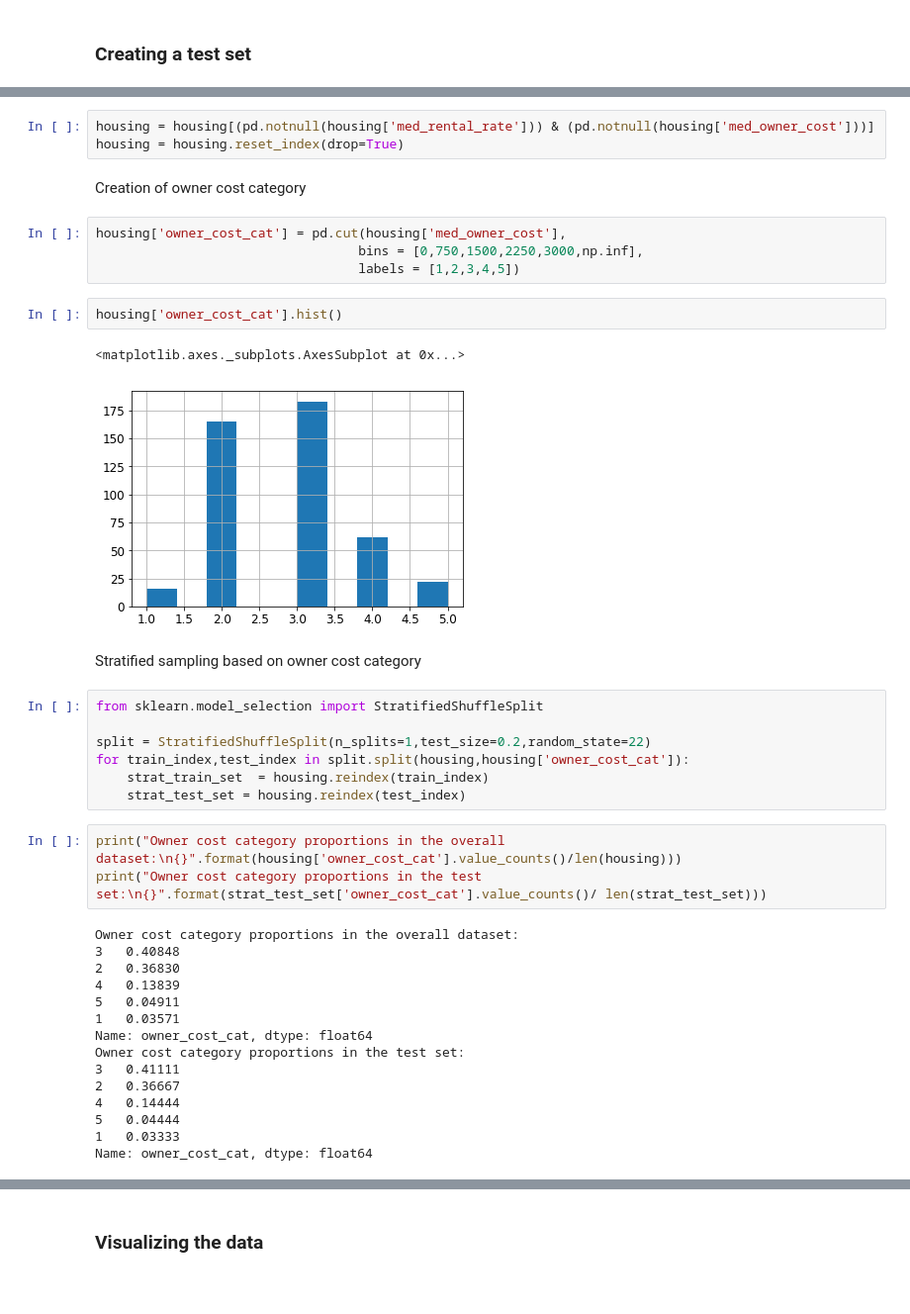
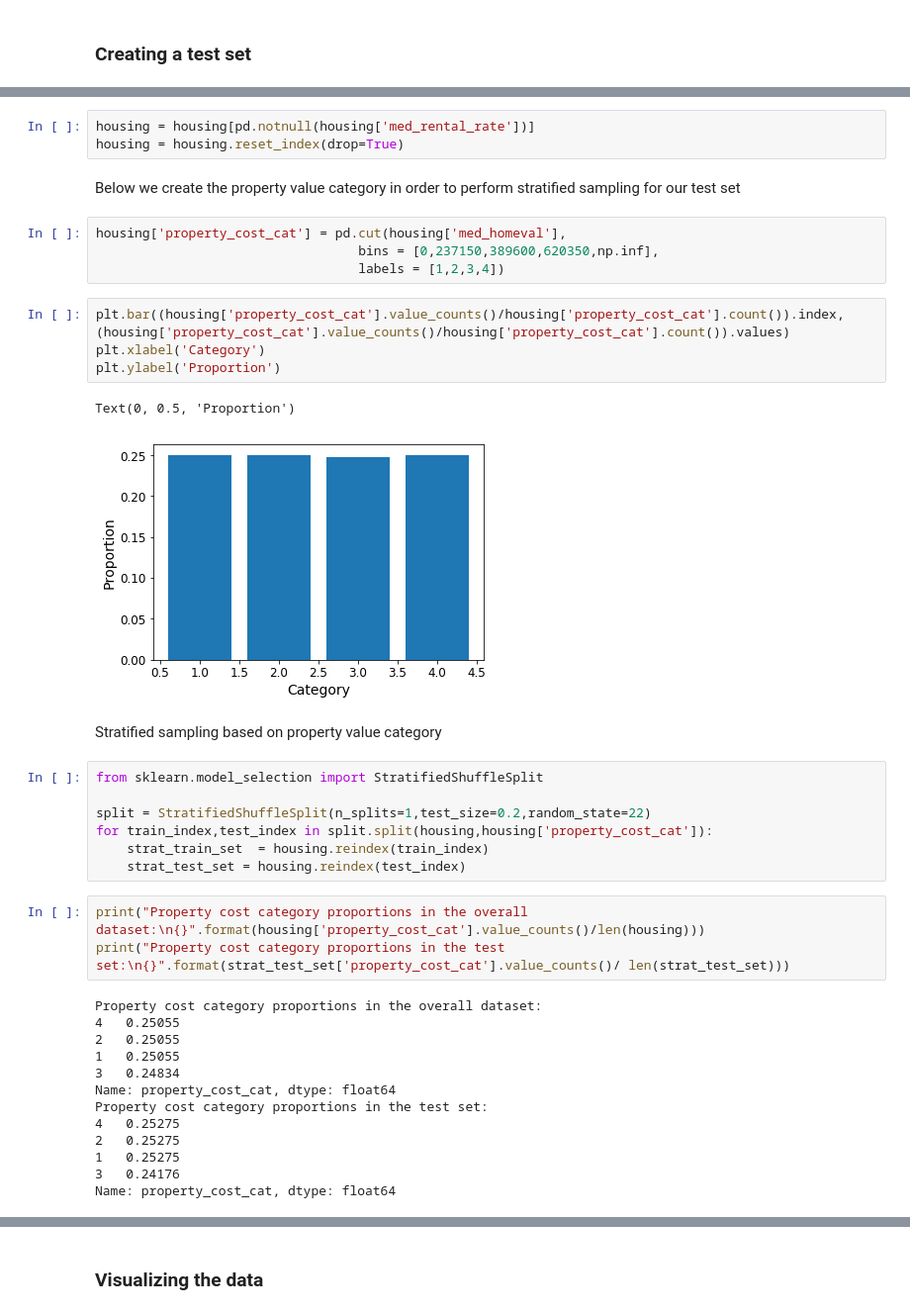
Before and after one commit to clazaro97chosen/California_Rental_Property_Project, a Jupyter notebook: California_Housing.ipynb, the cells around one changed output, grey strips where cells are left out. Shown at 99% size. Cells and saved outputs as stored; diff of their text form; blank space fills up the shorter version.

```diff
--- a/California_Housing.ipynb
+++ b/California_Housing.ipynb
@@ -261,43 +277,43 @@ Further treatment of missing values will be dealt with shortly.
 # %%
-housing = housing[(pd.notnull(housing['med_rental_rate'])) & (pd.notnull(housing['med_owner_cost']))]
+housing = housing[pd.notnull(housing['med_rental_rate'])]
 housing = housing.reset_index(drop=True)
-# %% [markdown]
-Creation of owner cost category
+# %% [markdown]
+Below we create the property value category in order to perform stratified sampling for our test set
 # %%
-housing['owner_cost_cat'] = pd.cut(housing['med_owner_cost'],
-                                  bins = [0,750,1500,2250,3000,np.inf],
-                                  labels = [1,2,3,4,5])
+housing['property_cost_cat'] = pd.cut(housing['med_homeval'],
+                                  bins = [0,237150,389600,620350,np.inf],
+                                  labels = [1,2,3,4])
-# %%
-housing['owner_cost_cat'].hist()
-# %% [output]
-<matplotlib.axes._subplots.AxesSubplot at 0x...>
-[figure, removed]
+# %%
+plt.bar((housing['property_cost_cat'].value_counts()/housing['property_cost_cat'].count()).index,(housing['property_cost_cat'].value_counts()/housing['property_cost_cat'].count()).values)
+plt.xlabel('Category')
+plt.ylabel('Proportion')
+# %% [output]
+Text(0, 0.5, 'Proportion')
+[figure, added]
 # %% [markdown]
-Stratified sampling based on owner cost category
+Stratified sampling based on property value category
 # %%
 from sklearn.model_selection import StratifiedShuffleSplit
 
 split = StratifiedShuffleSplit(n_splits=1,test_size=0.2,random_state=22)
-for train_index,test_index in split.split(housing,housing['owner_cost_cat']):
+for train_index,test_index in split.split(housing,housing['property_cost_cat']):
     strat_train_set  = housing.reindex(train_index)
     strat_test_set = housing.reindex(test_index)
 # %%
-print("Owner cost category proportions in the overall dataset:\n{}".format(housing['owner_cost_cat'].value_counts()/len(housing)))
-print("Owner cost category proportions in the test set:\n{}".format(strat_test_set['owner_cost_cat'].value_counts()/ len(strat_test_set)))
+print("Property cost category proportions in the overall dataset:\n{}".format(housing['property_cost_cat'].value_counts()/len(housing)))
+print("Property cost category proportions in the test set:\n{}".format(strat_test_set['property_cost_cat'].value_counts()/ len(strat_test_set)))
 # %% [output]
-Owner cost category proportions in the overall dataset:
-3   0.40848
-2   0.36830
-4   0.13839
-5   0.04911
-1   0.03571
-Name: owner_cost_cat, dtype: float64
-Owner cost category proportions in the test set:
-3   0.41111
-2   0.36667
-4   0.14444
-5   0.04444
-1   0.03333
-Name: owner_cost_cat, dtype: float64
+Property cost category proportions in the overall dataset:
+4   0.25055
+2   0.25055
+1   0.25055
+3   0.24834
+Name: property_cost_cat, dtype: float64
+Property cost category proportions in the test set:
+4   0.25275
+2   0.25275
+1   0.25275
+3   0.24176
+Name: property_cost_cat, dtype: float64
 # %%
 for set_ in (strat_train_set, strat_test_set):
```
Also changed, not shown: parts of 26 cells of this notebook.
